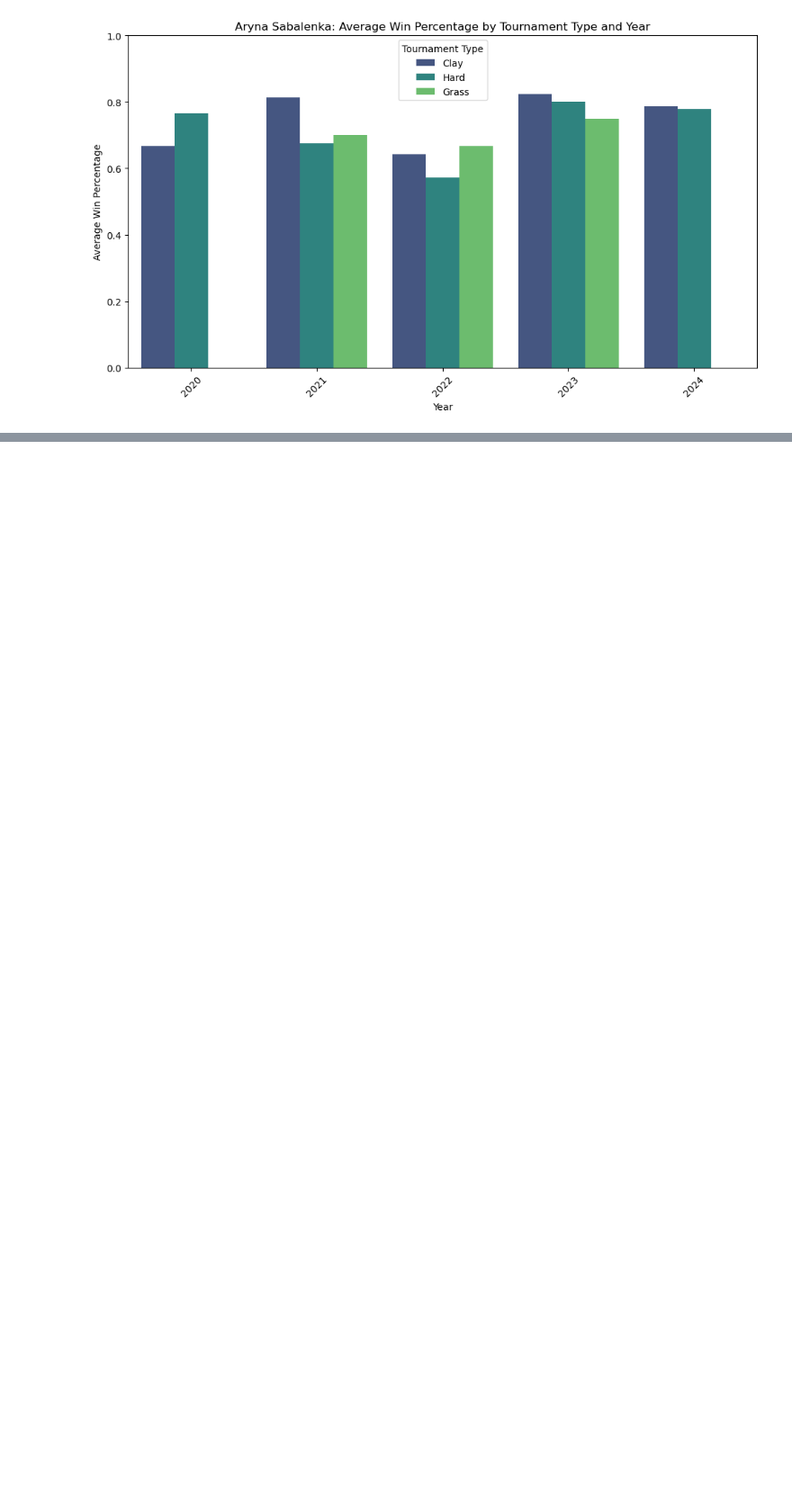
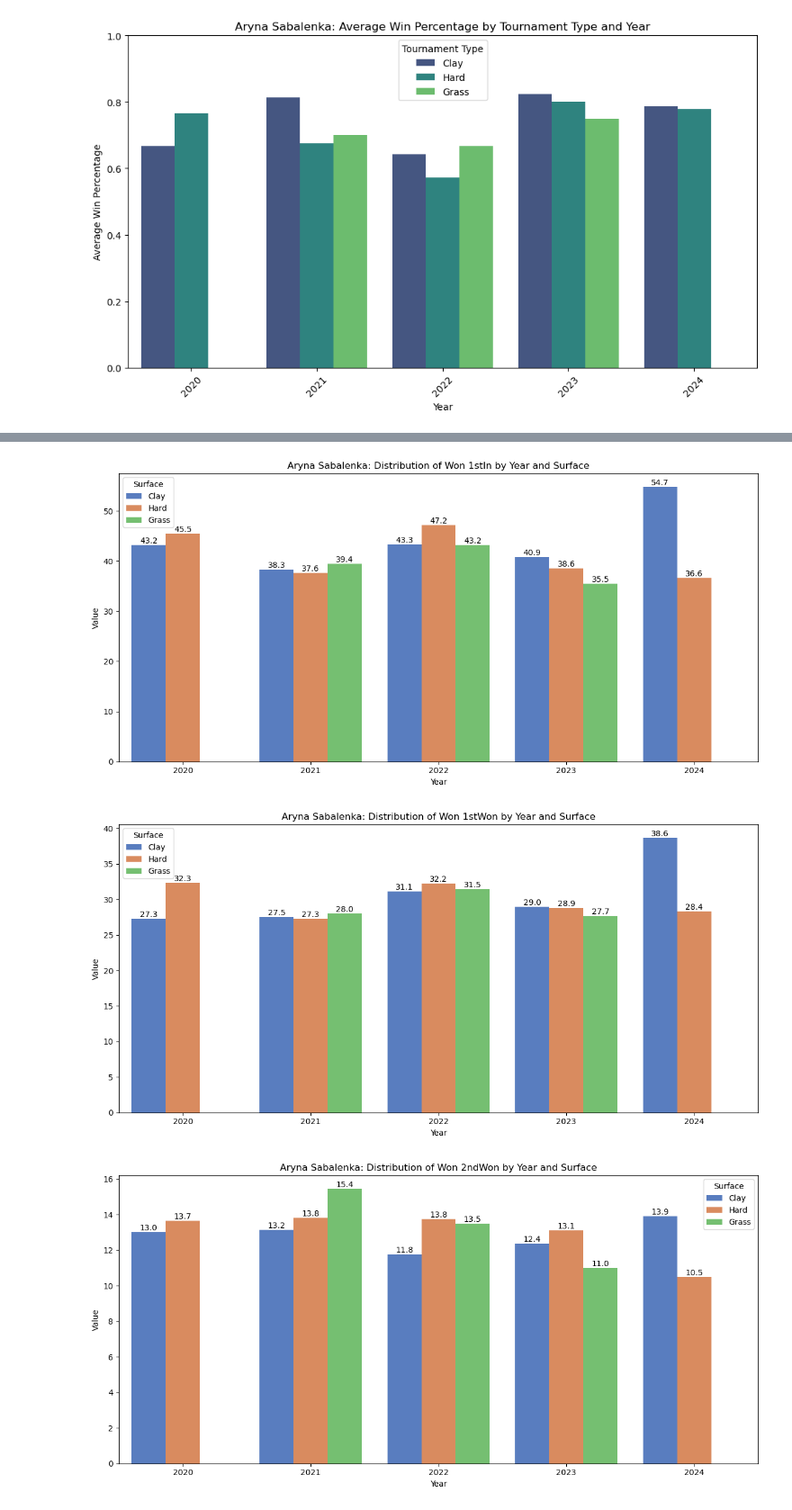
Before and after one commit to BrendanKenny1/Tennis-Project, a Jupyter notebook: P1.ipynb, the cells around one changed output, grey strips where cells are left out. Shown at 90% size. Saved outputs shown, nothing was run; the diff lists cells and outputs as text; code cells hidden in the pictures; blank space fills up the shorter version.

```diff
--- a/P1.ipynb
+++ b/P1.ipynb
@@ -163,0 +321,25 @@ plt.show()
+# %%
+# Melting the DataFrame for easier plotting
+ASw_melted = ASw_summary.melt(id_vars=['Year', 'surface'], value_vars=['1stIn', '1stWon', '2ndWon', 'ace', 'df'],
+                    var_name='Metric', value_name='Value')
+
+for metric in metrics:
+    plt.figure(figsize=(12, 6))
+    ax = sns.barplot(data=ASw_melted[ASw_melted['Metric'] == metric], x='Year', y='Value', hue='surface', errorbar=None, palette='muted')
+    ax.set_title(f'Aryna Sabalenka: Distribution of Won {metric} by Year and Surface')
+    ax.set_xlabel('Year')
+    ax.set_ylabel('Value')
+    ax.legend(title='Surface')
+
+    # Adding data labels
+    for p in ax.patches:
+        ax.annotate(f'{p.get_height():.1f}',
+                    (p.get_x() + p.get_width() / 2., p.get_height()),
+                    ha='center', va='bottom')
+
+    plt.tight_layout()
+    plt.show()
+# %% [output]
+[figure, added]
+[figure, added]
+[figure, added]
```
Also changed, not shown: parts of 20 cells of this notebook.
